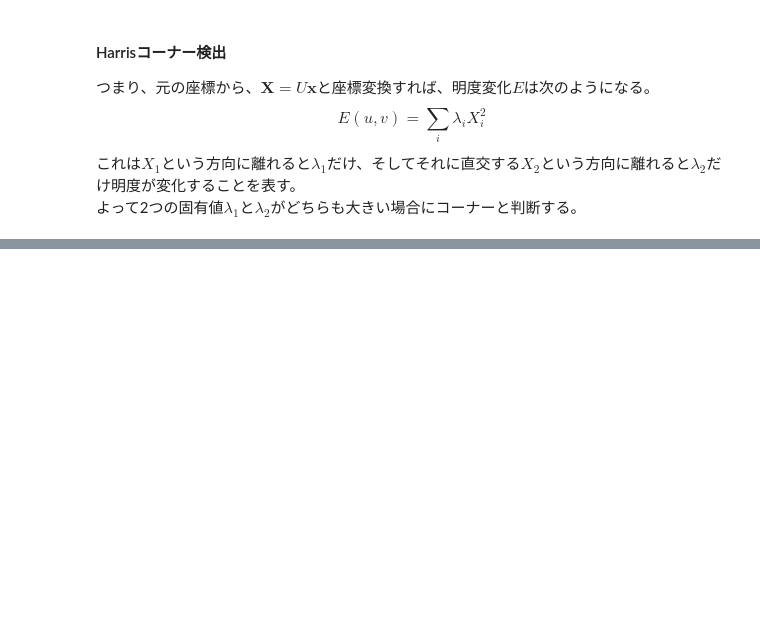
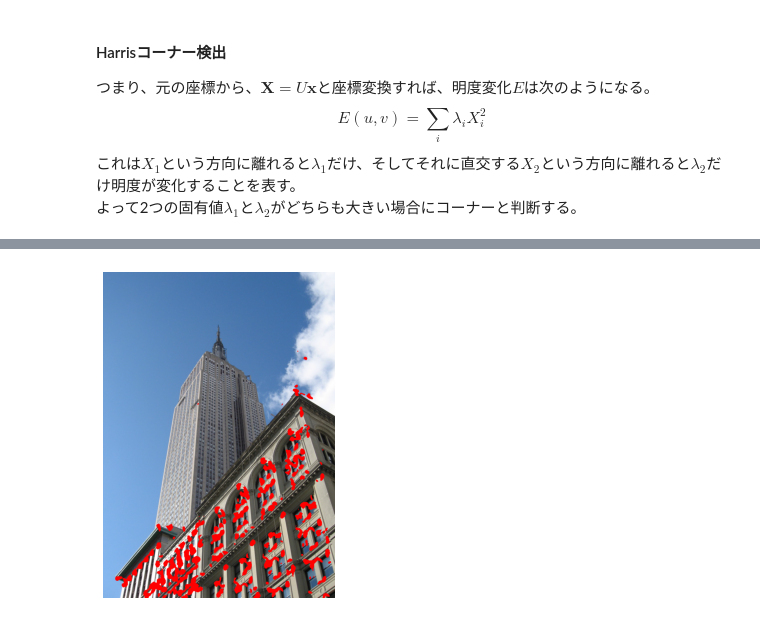
Before and after one commit to SolKul/image_processing, a Jupyter notebook: notebooks/ComputerVision02.ipynb, the cells around one changed output, grey strips where cells are left out. Saved outputs shown, nothing was run; the diff lists cells and outputs as text; code cells hidden in the pictures; blank space fills up the shorter version.

```diff
--- a/notebooks/ComputerVision02.ipynb
+++ b/notebooks/ComputerVision02.ipynb
@@ -145 +144,8 @@ impro.imshow(harrisim,show_mode="scale")
+# %%
+# 閾値を上回ったら着色
+im_to_show=im.copy()
+im_to_show[harrisim > harrisim.max()*0.01]=[0,0,255]
+impro.imshow(im_to_show)
+# %% [output]
+[figure, added]
 # %%
```
Also changed, not shown: parts of 11 cells of this notebook.
